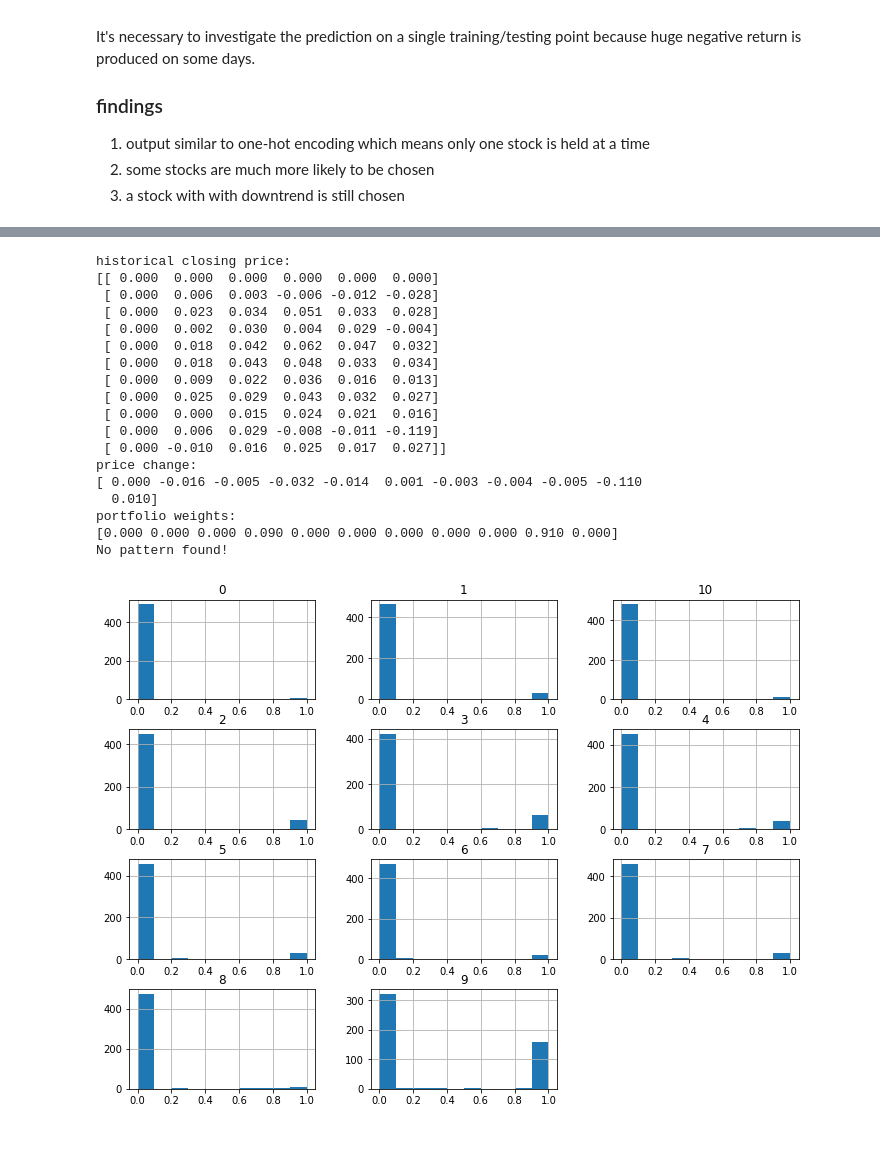
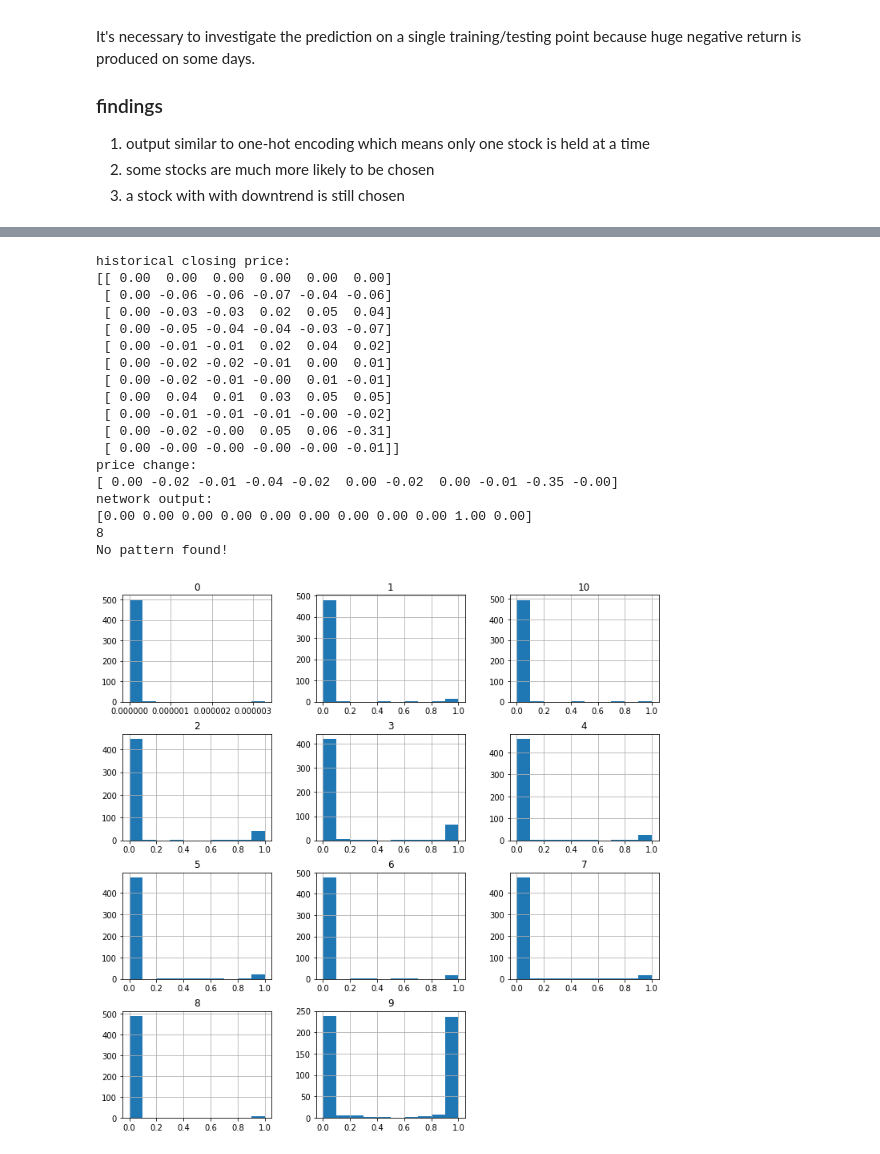
Before and after one commit to yanxurui/portfolio, a Jupyter notebook: analysis.ipynb, the cells around one changed output, grey strips where cells are left out. Cells and saved outputs as stored; diff of their text form; code cells hidden in the pictures.

```diff
--- a/analysis.ipynb
+++ b/analysis.ipynb
@@ -126,12 +126,12 @@ def case(save_dir, k=0):
     closing = X[c]
     print("historical closing price:\n{}".format(closing))
     print("price change:\n{}".format(y,0))
-    print("portfolio weights:\n{}".format(output))
+    print("network output:\n{}".format(output))
 
     # plot
     # raw output distribution
     asset_num = X.shape[1]
-    _ = test_output.hist(figsize=(12, 9))
+    _ = test_output.hist(figsize=(min(asset_num*4, 12), (asset_num//3+1)*3))
 
     fig, ax = plt.subplots(figsize=(12, 9))
     ax.set_xlabel('Day')
@@ -150,8 +150,9 @@ def case(save_dir, k=0):
     ax.legend(loc='upper left')
 
     # access data_raw directly instead of using X in order to get date and raw price
-    if data.cash:
+    if data.cash and stock_idx!=0:
         stock_idx -= 1
+    print(stock_idx)
     best_stock = data.stocks[stock_idx]
     OHLC = data.data_raw.iloc[begin:end].loc[:,idx[['Open', 'High', 'Low', 'Close'], best_stock]]
     OHLC.columns = OHLC.columns.droplevel(1)
@@ -162,12 +163,12 @@ def case(save_dir, k=0):
     pattern(OHLC.iloc[:-1])
 
 # restart the kernel after changing dir
-save_dir = Path('exp/baseline/')
+save_dir = Path('exp/baseline')
 os.environ['CONFIG_LOCAL_DIR'] = str(save_dir)
 from config_global import data
 from main import allocate
 test_summary = pd.read_csv(save_dir.joinpath('test_summary.csv'), index_col='index')
 test_output = pd.read_csv(save_dir.joinpath('test_output.csv'), index_col=0)
 
-case(save_dir, 1)
+case(save_dir, 0)
 # %% [output]
@@ -203,19 +204,19 @@ data: <dataset.StockData object at 0x...>
 historical closing price:
-[[ 0.000  0.000  0.000  0.000  0.000  0.000]
- [ 0.000  0.006  0.003 -0.006 -0.012 -0.028]
- [ 0.000  0.023  0.034  0.051  0.033  0.028]
- [ 0.000  0.002  0.030  0.004  0.029 -0.004]
- [ 0.000  0.018  0.042  0.062  0.047  0.032]
- [ 0.000  0.018  0.043  0.048  0.033  0.034]
- [ 0.000  0.009  0.022  0.036  0.016  0.013]
- [ 0.000  0.025  0.029  0.043  0.032  0.027]
- [ 0.000  0.000  0.015  0.024  0.021  0.016]
- [ 0.000  0.006  0.029 -0.008 -0.011 -0.119]
- [ 0.000 -0.010  0.016  0.025  0.017  0.027]]
+[[ 0.00  0.00  0.00  0.00  0.00  0.00]
+ [ 0.00 -0.06 -0.06 -0.07 -0.04 -0.06]
+ [ 0.00 -0.03 -0.03  0.02  0.05  0.04]
+ [ 0.00 -0.05 -0.04 -0.04 -0.03 -0.07]
+ [ 0.00 -0.01 -0.01  0.02  0.04  0.02]
+ [ 0.00 -0.02 -0.02 -0.01  0.00  0.01]
+ [ 0.00 -0.02 -0.01 -0.00  0.01 -0.01]
+ [ 0.00  0.04  0.01  0.03  0.05  0.05]
+ [ 0.00 -0.01 -0.01 -0.01 -0.00 -0.02]
+ [ 0.00 -0.02 -0.00  0.05  0.06 -0.31]
+ [ 0.00 -0.00 -0.00 -0.00 -0.00 -0.01]]
 price change:
-[ 0.000 -0.016 -0.005 -0.032 -0.014  0.001 -0.003 -0.004 -0.005 -0.110
-  0.010]
-portfolio weights:
-[0.000 0.000 0.000 0.090 0.000 0.000 0.000 0.000 0.000 0.910 0.000]
+[ 0.00 -0.02 -0.01 -0.04 -0.02  0.00 -0.02  0.00 -0.01 -0.35 -0.00]
+network output:
+[0.00 0.00 0.00 0.00 0.00 0.00 0.00 0.00 0.00 1.00 0.00]
+8
 No pattern found!
-[figure, old version]
+[figure, new version]
```
Also changed, not shown: parts of 2 cells of this notebook, 1 other file.
